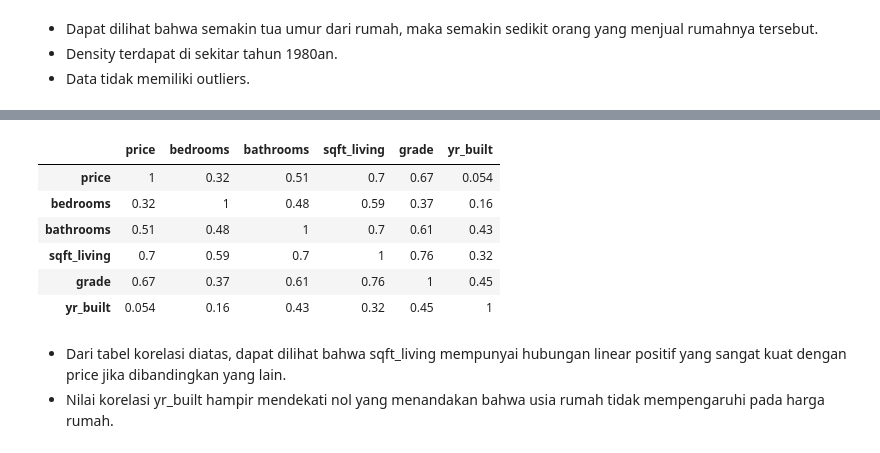
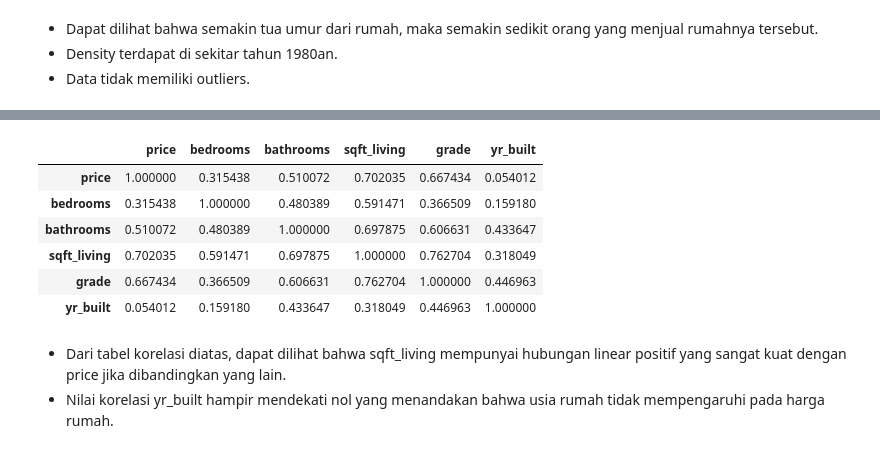
Before and after one commit to Nilapine/Machine-Learning, a Jupyter notebook: Multivariate-Linear-Regression-master/Multivariate Linear Regression.ipynb, the cells around one changed output, grey strips where cells are left out. Cells and saved outputs as stored; diff of their text form; code cells hidden in the pictures.

```diff
--- a/Multivariate-Linear-Regression-master/Multivariate Linear Regression.ipynb
+++ b/Multivariate-Linear-Regression-master/Multivariate Linear Regression.ipynb
@@ -219,14 +224,14 @@ plt.show()
 # %%
 #Mengetahui nilai korelasi dari independent variable dan dependent variable
-df.corr().style.background_gradient().set_precision(2)
+df.corr().style.background_gradient()
 # %% [output]
 |  | price | bedrooms | bathrooms | sqft_living | grade | yr_built |
-| price | 1 | 0.32 | 0.51 | 0.7 | 0.67 | 0.054 |
-| bedrooms | 0.32 | 1 | 0.48 | 0.59 | 0.37 | 0.16 |
-| bathrooms | 0.51 | 0.48 | 1 | 0.7 | 0.61 | 0.43 |
-| sqft_living | 0.7 | 0.59 | 0.7 | 1 | 0.76 | 0.32 |
-| grade | 0.67 | 0.37 | 0.61 | 0.76 | 1 | 0.45 |
-| yr_built | 0.054 | 0.16 | 0.43 | 0.32 | 0.45 | 1 |
+| price | 1.000000 | 0.315438 | 0.510072 | 0.702035 | 0.667434 | 0.054012 |
+| bedrooms | 0.315438 | 1.000000 | 0.480389 | 0.591471 | 0.366509 | 0.159180 |
+| bathrooms | 0.510072 | 0.480389 | 1.000000 | 0.697875 | 0.606631 | 0.433647 |
+| sqft_living | 0.702035 | 0.591471 | 0.697875 | 1.000000 | 0.762704 | 0.318049 |
+| grade | 0.667434 | 0.366509 | 0.606631 | 0.762704 | 1.000000 | 0.446963 |
+| yr_built | 0.054012 | 0.159180 | 0.433647 | 0.318049 | 0.446963 | 1.000000 |
 # %% [markdown]
 - Dari tabel korelasi diatas, dapat dilihat bahwa sqft_living mempunyai hubungan linear positif yang sangat kuat dengan price jika dibandingkan yang lain.
 - Nilai korelasi yr_built hampir mendekati nol yang menandakan bahwa usia rumah tidak mempengaruhi pada harga rumah.
```
Also changed, not shown: parts of 11 cells of this notebook.
